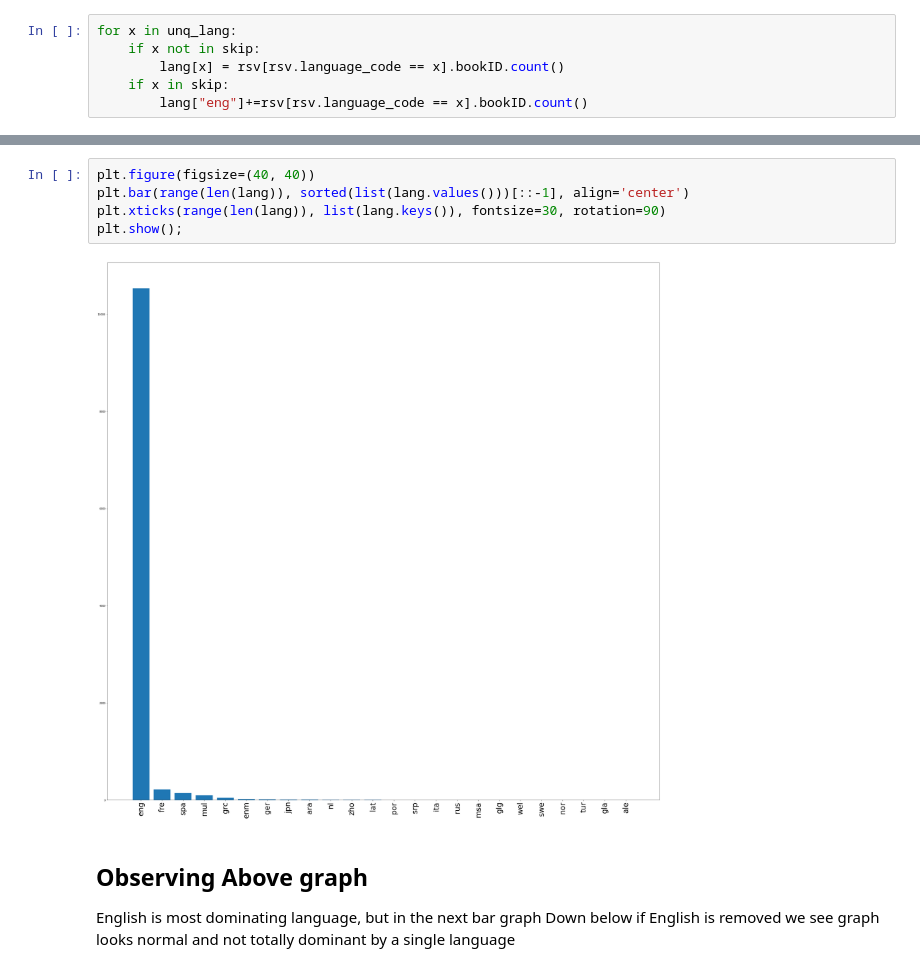
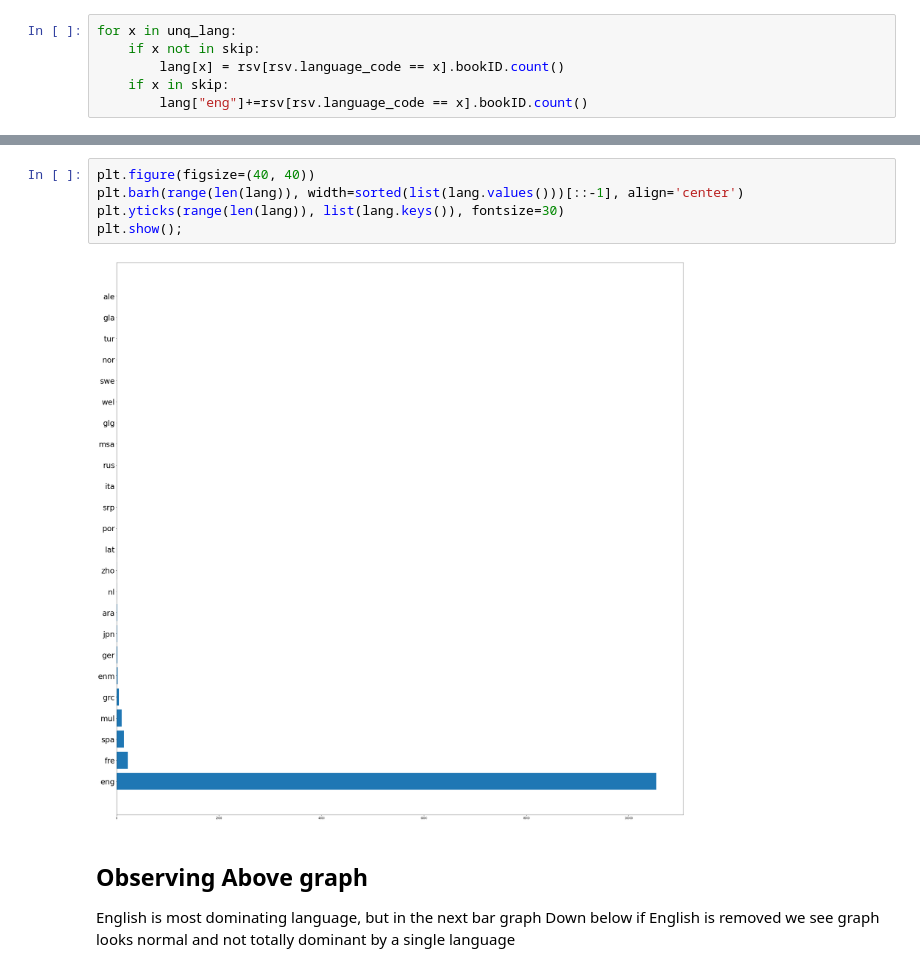
Before and after one commit to Darknez07/Goodread-books-analysis, a Jupyter notebook: books-and-reccomendation.ipynb, the cells around one changed output, grey strips where cells are left out. Saved outputs shown, nothing was run; the diff lists cells and outputs as text.

```diff
--- a/books-and-reccomendation.ipynb
+++ b/books-and-reccomendation.ipynb
@@ -257,11 +252,11 @@ lang
  'ale': 1}
 # %%
 plt.figure(figsize=(40, 40))
-plt.bar(range(len(lang)), sorted(list(lang.values()))[::-1], align='center')
-plt.xticks(range(len(lang)), list(lang.keys()), fontsize=30, rotation=90)
+plt.barh(range(len(lang)), width=sorted(list(lang.values()))[::-1], align='center')
+plt.yticks(range(len(lang)), list(lang.keys()), fontsize=30)
 plt.show();
 # %% [output]
-[figure, old version]
+[figure, new version]
 # %% [markdown]
 ## Observing Above graph
 English is most dominating language,
```
Also changed, not shown: parts of 36 cells of this notebook.
